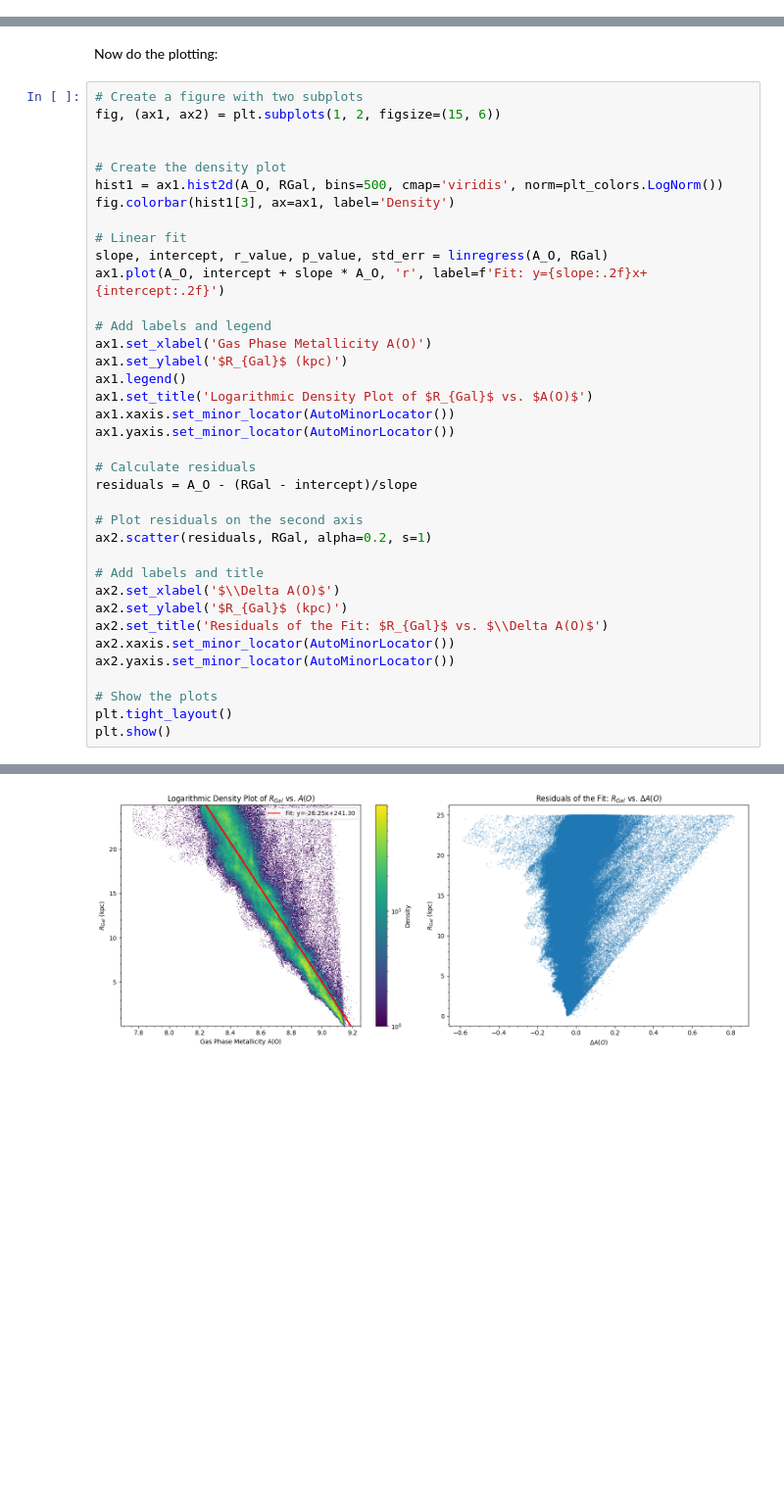
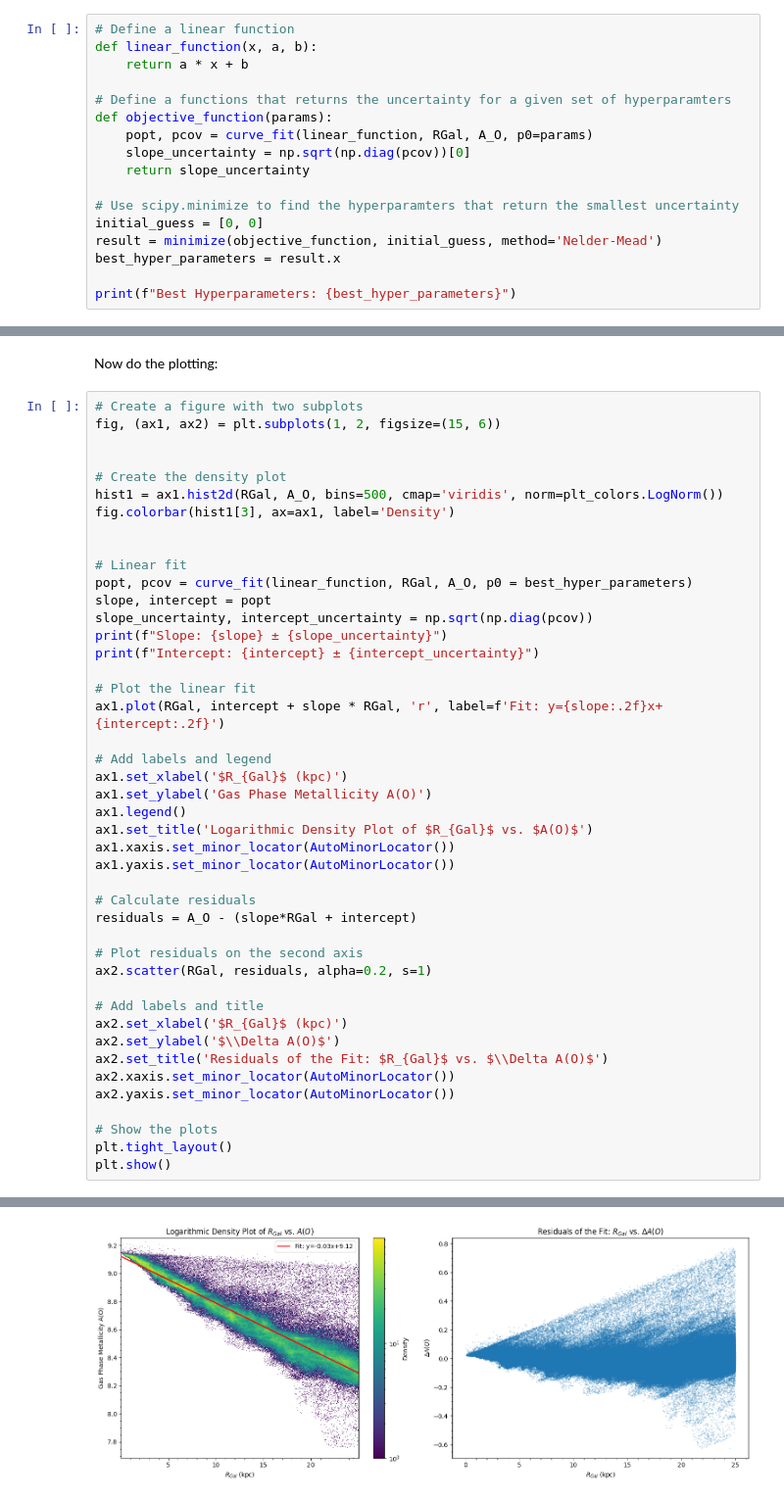
Before and after one commit to SeventhofSages/ASTR8004_HW3, a Jupyter notebook: q3.ipynb, the cells around one changed output, grey strips where cells are left out. Shown at 98% size. Saved outputs shown, nothing was run; the diff lists cells and outputs as text; blank space fills up the shorter version.

Commit message:
Plotted 2D histograms with bins choices

```diff
--- a/q3.ipynb
+++ b/q3.ipynb
@@ -73,0 +79,17 @@ A_O = data["A_O"]
+# %%
+# Define a linear function
+def linear_function(x, a, b):
+    return a * x + b
+
+# Define a functions that returns the uncertainty for a given set of hyperparamters
+def objective_function(params):
+    popt, pcov = curve_fit(linear_function, RGal, A_O, p0=params)
+    slope_uncertainty = np.sqrt(np.diag(pcov))[0]
+    return slope_uncertainty
+
+# Use scipy.minimize to find the hyperparamters that return the smallest uncertainty
+initial_guess = [0, 0]
+result = minimize(objective_function, initial_guess, method='Nelder-Mead')
+best_hyper_parameters = result.x
+
+print(f"Best Hyperparameters: {best_hyper_parameters}")
@@ -79,30 +103,37 @@ fig, (ax1, ax2) = plt.subplots(1, 2, figsize=(15, 6))
 
 
 # Create the density plot
-hist1 = ax1.hist2d(A_O, RGal, bins=500, cmap='viridis', norm=plt_colors.LogNorm())
+hist1 = ax1.hist2d(RGal, A_O, bins=500, cmap='viridis', norm=plt_colors.LogNorm())
 fig.colorbar(hist1[3], ax=ax1, label='Density')
 
+
 # Linear fit
-slope, intercept, r_value, p_value, std_err = linregress(A_O, RGal)
-ax1.plot(A_O, intercept + slope * A_O, 'r', label=f'Fit: y={slope:.2f}x+{intercept:.2f}')
+popt, pcov = curve_fit(linear_function, RGal, A_O, p0 = best_hyper_parameters)
+slope, intercept = popt
+slope_uncertainty, intercept_uncertainty = np.sqrt(np.diag(pcov))
+print(f"Slope: {slope} ± {slope_uncertainty}")
+print(f"Intercept: {intercept} ± {intercept_uncertainty}")
+
+# Plot the linear fit
+ax1.plot(RGal, intercept + slope * RGal, 'r', label=f'Fit: y={slope:.2f}x+{intercept:.2f}')
 
 # Add labels and legend
-ax1.set_xlabel('Gas Phase Metallicity A(O)')
-ax1.set_ylabel('$R_{Gal}$ (kpc)')
+ax1.set_xlabel('$R_{Gal}$ (kpc)')
+ax1.set_ylabel('Gas Phase Metallicity A(O)')
 ax1.legend()
 ax1.set_title('Logarithmic Density Plot of $R_{Gal}$ vs. $A(O)$')
 ax1.xaxis.set_minor_locator(AutoMinorLocator())
 ax1.yaxis.set_minor_locator(AutoMinorLocator())
 
 # Calculate residuals
-residuals = A_O - (RGal - intercept)/slope
+residuals = A_O - (slope*RGal + intercept)
 
 # Plot residuals on the second axis
-ax2.scatter(residuals, RGal, alpha=0.2, s=1)
+ax2.scatter(RGal, residuals, alpha=0.2, s=1)
 
 # Add labels and title
-ax2.set_xlabel('$\\Delta A(O)$')
-ax2.set_ylabel('$R_{Gal}$ (kpc)')
+ax2.set_xlabel('$R_{Gal}$ (kpc)')
+ax2.set_ylabel('$\\Delta A(O)$')
 ax2.set_title('Residuals of the Fit: $R_{Gal}$ vs. $\\Delta A(O)$')
 ax2.xaxis.set_minor_locator(AutoMinorLocator())
 ax2.yaxis.set_minor_locator(AutoMinorLocator())
@@ -114 +147 @@ plt.show()
-[figure, old version]
+[figure, new version]
```
Also changed, not shown: parts of 11 cells of this notebook.
